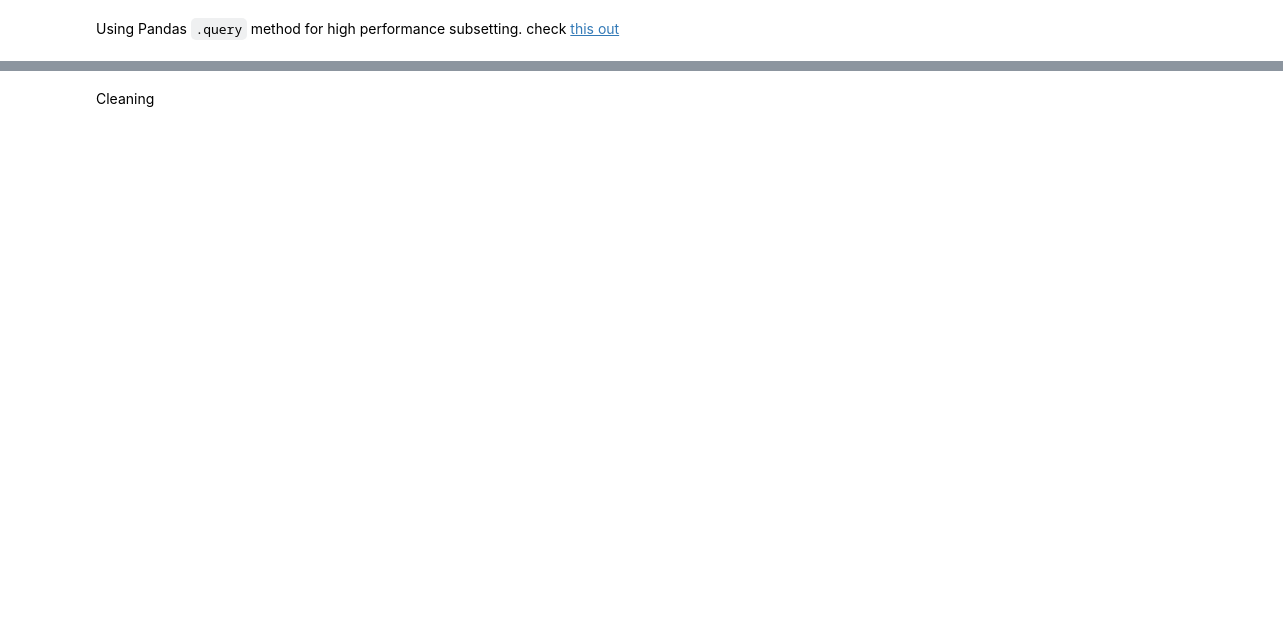
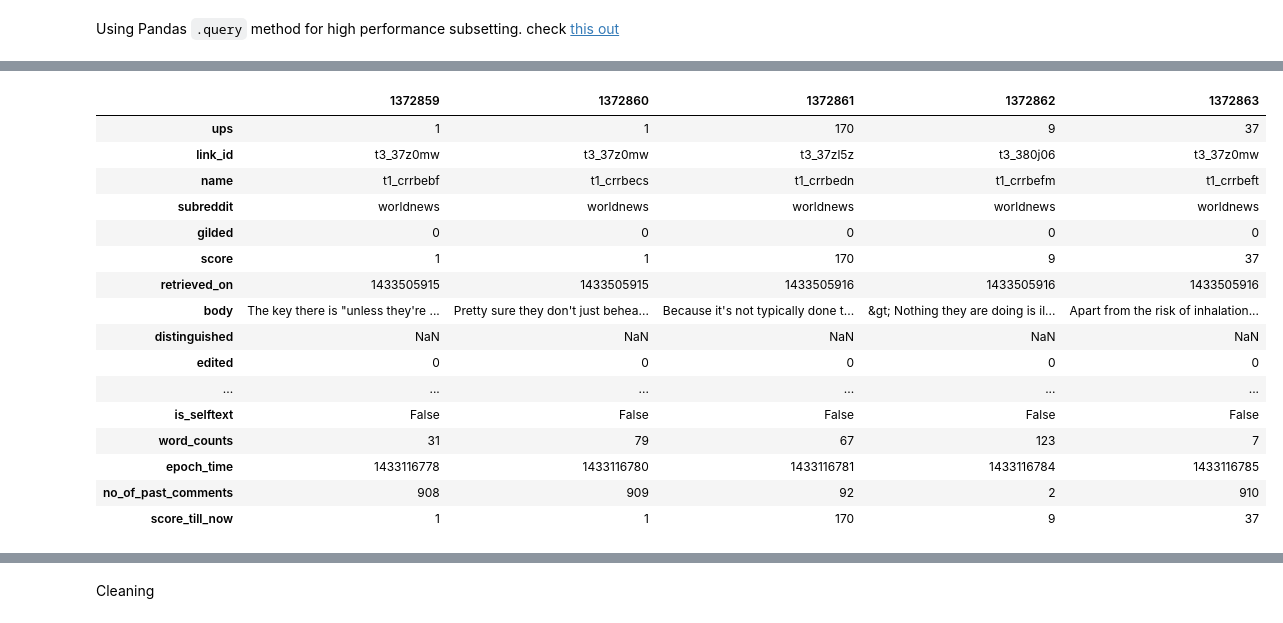
Before and after one commit to Prakhar-USF/ml-reddit, a Jupyter notebook: TheEnd.ipynb, the cells around one changed output, grey strips where cells are left out. Saved outputs shown, nothing was run; the diff lists cells and outputs as text; code cells hidden in the pictures; blank space fills up the shorter version.

```diff
--- a/TheEnd.ipynb
+++ b/TheEnd.ipynb
@@ -391,3 +442,26 @@ gc.collect()
+# %%
+# df.to_pickle('Data/Temp4.pkl')
+df = pd.read_pickle('Data/Temp4.pkl')
+# %%
+df.tail().T
+# %% [output]
+|  | 1372859 | 1372860 | 1372861 | 1372862 | 1372863 |
+| ups | 1 | 1 | 170 | 9 | 37 |
+| link_id | t3_37z0mw | t3_37z0mw | t3_37zl5z | t3_380j06 | t3_37z0mw |
+| name | t1_crrbebf | t1_crrbecs | t1_crrbedn | t1_crrbefm | t1_crrbeft |
+| subreddit | worldnews | worldnews | worldnews | worldnews | worldnews |
+| gilded | 0 | 0 | 0 | 0 | 0 |
+| score | 1 | 1 | 170 | 9 | 37 |
+| retrieved_on | 1433505915 | 1433505915 | 1433505916 | 1433505916 | 1433505916 |
+| body | The key there is "unless they're ... | Pretty sure they don't just behea... | Because it's not typically done t... | &gt; Nothing they are doing is il... | Apart from the risk of inhalation... |
+| distinguished | NaN | NaN | NaN | NaN | NaN |
+| edited | 0 | 0 | 0 | 0 | 0 |
+| ... | ... | ... | ... | ... | ... |
+| is_selftext | False | False | False | False | False |
+| word_counts | 31 | 79 | 67 | 123 | 7 |
+| epoch_time | 1433116778 | 1433116780 | 1433116781 | 1433116784 | 1433116785 |
+| no_of_past_comments | 908 | 909 | 92 | 2 | 910 |
+| score_till_now | 1 | 1 | 170 | 9 | 37 |
 # %%
 import string
 from sklearn.feature_extraction.stop_words import ENGLISH_STOP_WORDS
```
Also changed, not shown: parts of 72 cells of this notebook.
